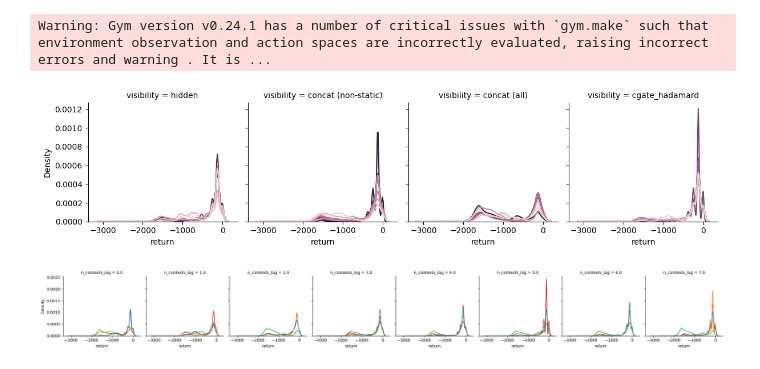
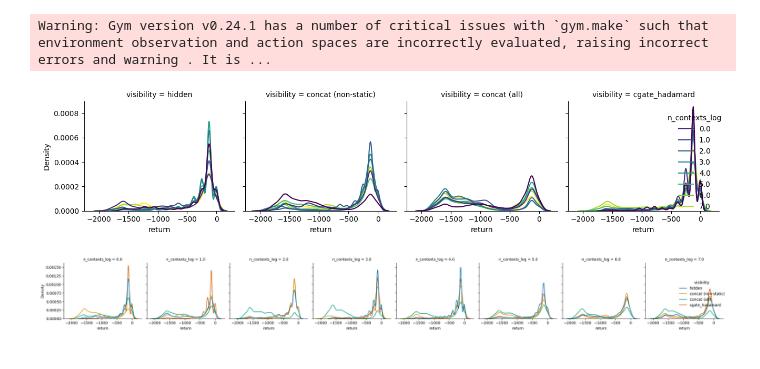
Before and after one commit to automl/CARL, a Jupyter notebook: experiments/evaluation/eval_context_efficiency.ipynb, the cells around one changed output. Cells and saved outputs as stored; diff of their text form; code cells hidden in the pictures.

```diff
--- a/experiments/evaluation/eval_context_efficiency.ipynb
+++ b/experiments/evaluation/eval_context_efficiency.ipynb
@@ -15,34 +22,45 @@ folders_eval = [
 df = pd.concat([load(folder_eval=folder_eval, rpc_fn=f"tmp/rpc_context_efficiency_{i}.csv", reload_rpc=reload) for i, folder_eval in enumerate(folders_eval)]).reset_index(drop=True)
 df = df[df["n_contexts"] < 256]
 df["n_contexts_log"] = df["n_contexts"].apply(lambda x: np.log(x)/np.log(2))  # n_contexts are 1,2,4,8,16,... power of 2
-# %%
-
-# sns.boxplot(data=df, x="n_contexts", y="return", hue="visibility", showfliers=False)
-
-# filtered_df = df.copy()
-# filtered_df = filtered_df[(filtered_df["seed"] != 7) & (filtered_df["seed"] != 8) & (filtered_df["seed"] != 2) & (filtered_df["seed"] != 4)]
-# ax = sns.kdeplot(data=filtered_df, x="n_contexts", y="return", hue="visibility", levels=5, cut=0)
-# ax = sns.histplot(data=filtered_df, x="n_contexts", y="return", hue="visibility", ax=ax)
-
-
-col = "visibility"
-hue = "n_contexts_log"
-grid = sns.FacetGrid(data=df, col=col, legend_out=True)
-grid.map_dataframe(sns.kdeplot, x="return", hue=hue)
-grid.add_legend()
-grid.figure.set_tight_layout(True)
-plt.show()
-
-col = "n_contexts_log"
-hue = "visibility"
-grid = sns.FacetGrid(data=df, col=col, legend_out=True)
-grid.map_dataframe(sns.kdeplot, x="return", hue=hue)
-grid.add_legend()
-grid.figure.set_tight_layout(True)
-plt.show()
-# %% [output]
-[figure, removed]
-[figure, removed]
+# %%
+from pathlib import Path
+from matplotlib.lines import Line2D
+
+def get_legend_handles(df, hue, palette="colorblind"):
+    hues = df[hue].unique()
+    palette = sns.color_palette(palette=palette, n_colors=len(hues))
+    palette = {n: c for n, c in zip(hues, palette)}
+    handles = [Line2D([0], [0], color=c, label=n) for n, c in palette.items()]
+    return handles
+
+fig_fn = Path("tmp/figures/context_efficiency/col_visibility_hue_ncontexts.png")
+fig_fn.parent.mkdir(exist_ok=True, parents=True)
+col = "visibility"
+hue = "n_contexts_log"
+palette = "viridis"
+handles = get_legend_handles(df=df, hue=hue, palette=palette)
+grid = sns.FacetGrid(data=df, col=col, legend_out=True)
+grid = grid.map_dataframe(sns.kdeplot, x="return", hue=hue, palette=palette)
+grid = grid.add_legend(handles=handles, title=hue)
+grid.figure.set_tight_layout(True)
+grid.figure.savefig(fig_fn, dpi=300, bbox_inches="tight")
+plt.show()
+
+fig_fn = Path("tmp/figures/context_efficiency/col_ncontexts_hue_visibility.png")
+fig_fn.parent.mkdir(exist_ok=True, parents=True)
+col = "n_contexts_log"
+hue = "visibility"
+palette = "colorblind"
+handles = get_legend_handles(df=df, hue=hue, palette=palette)
+grid = sns.FacetGrid(data=df, col=col, legend_out=True)
+grid = grid.map_dataframe(sns.kdeplot, x="return", hue=hue, palette=palette)
+grid = grid.add_legend(handles=handles, title=hue)
+grid.figure.set_tight_layout(True)
+grid.figure.savefig(fig_fn, dpi=300, bbox_inches="tight")
+plt.show()
+# %% [output]
+[figure, added]
+[figure, added]
 # %%
 import matplotlib.pyplot as plt
 import seaborn as sns
```
Also changed, not shown: parts of 5 cells of this notebook.
